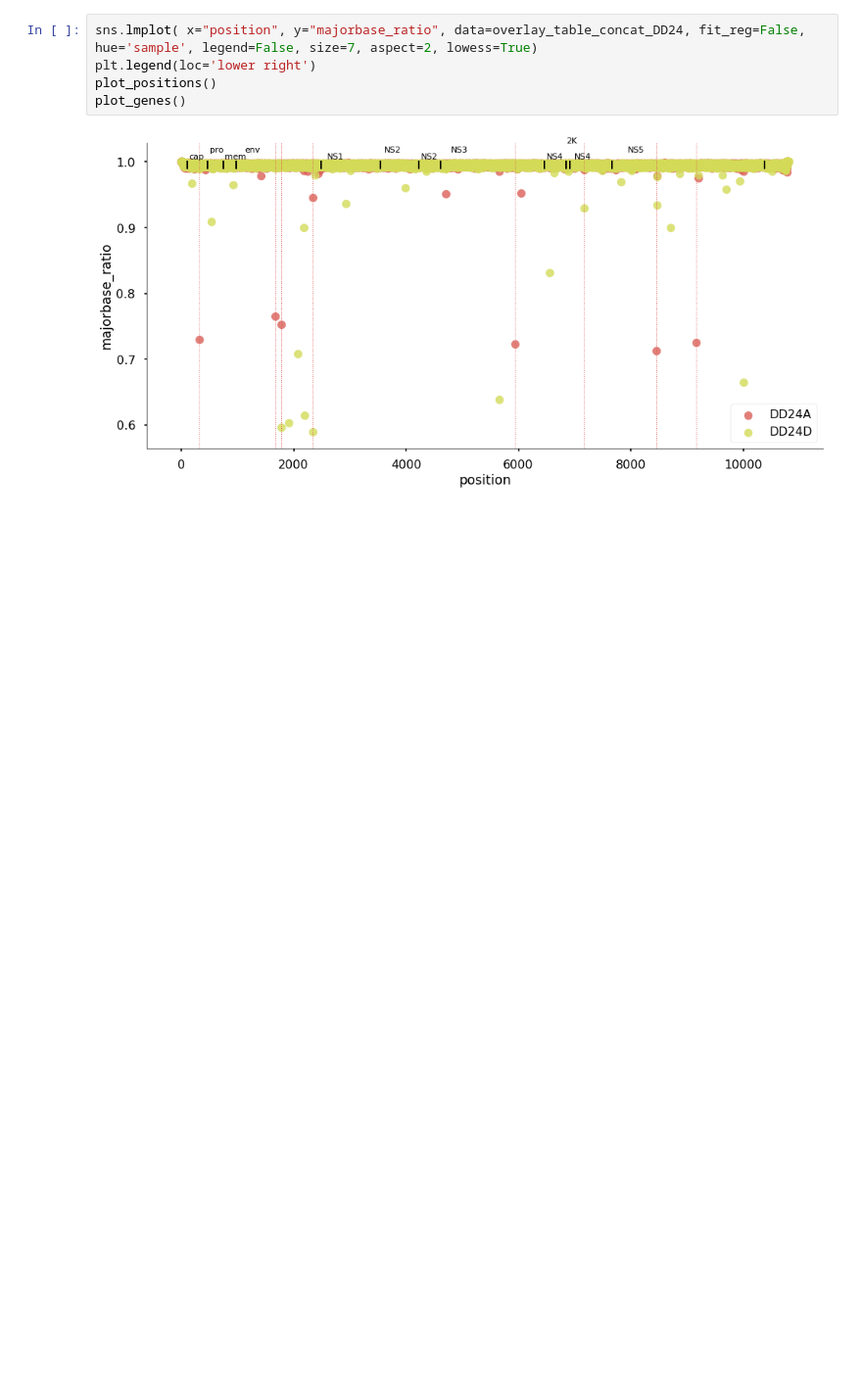
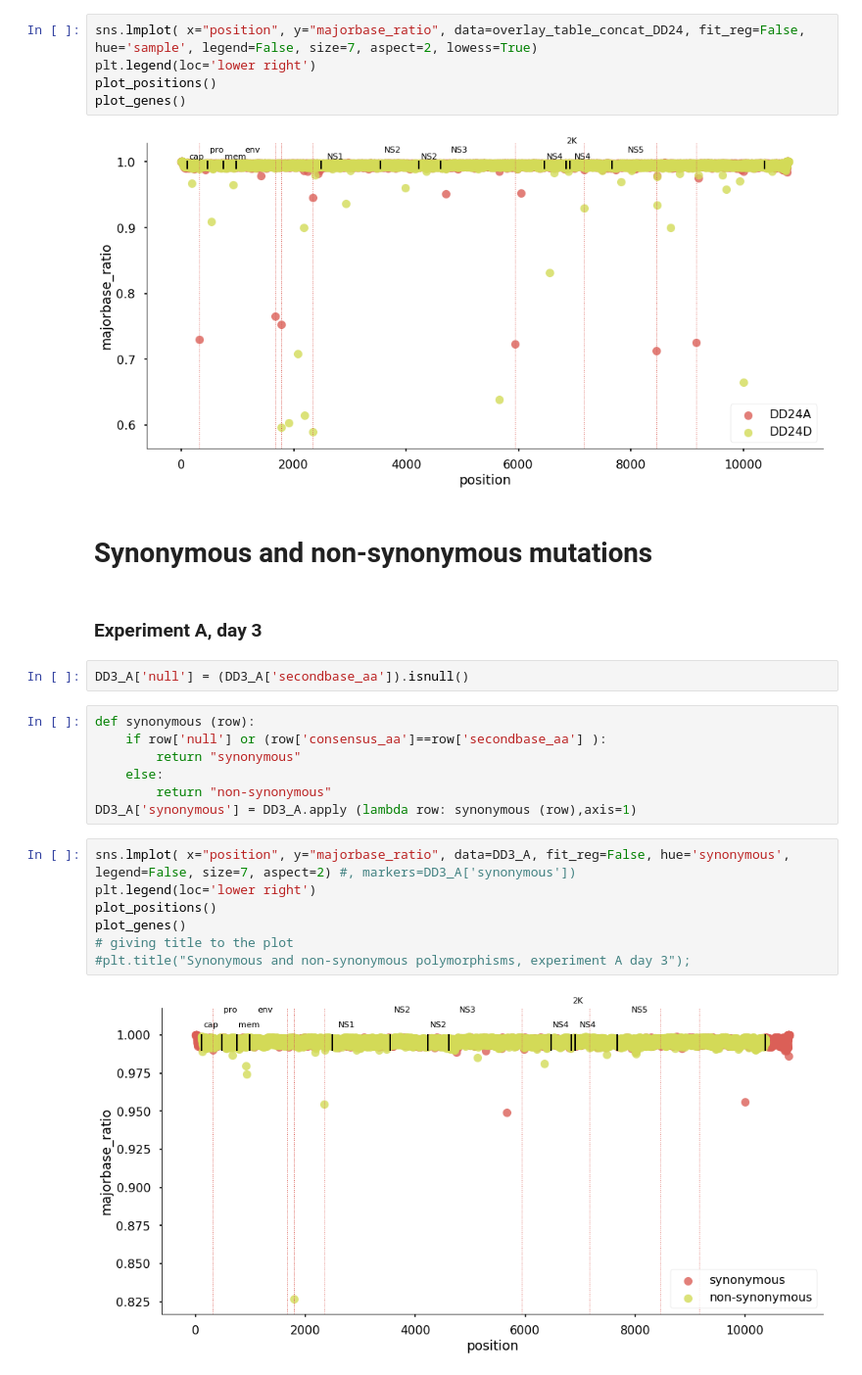
Before and after one commit to Boussau/Notebooks, a Jupyter notebook: Notebooks/Viromics/Analysis_of_first_libraries.ipynb, the cells around one changed output. Shown at 98% size. Cells and saved outputs as stored; diff of their text form; blank space fills up the shorter version.

Commit message:
Analysis of the libraries obtained in December 2017, now with diversity through time plots.

```diff
--- a/Notebooks/Viromics/Analysis_of_first_libraries.ipynb
+++ b/Notebooks/Viromics/Analysis_of_first_libraries.ipynb
@@ -373,3 +377,25 @@ plot_positions()
 plot_genes()
 # %% [output]
 [figure]
+# %% [markdown]
+# Synonymous and non-synonymous mutations
+# %% [markdown]
+### Experiment A, day 3
+# %%
+DD3_A['null'] = (DD3_A['secondbase_aa']).isnull()
+# %%
+def synonymous (row):
+    if row['null'] or (row['consensus_aa']==row['secondbase_aa'] ):
+        return "synonymous"
+    else:
+        return "non-synonymous"
+DD3_A['synonymous'] = DD3_A.apply (lambda row: synonymous (row),axis=1)
+# %%
+sns.lmplot( x="position", y="majorbase_ratio", data=DD3_A, fit_reg=False, hue='synonymous', legend=False, size=7, aspect=2) #, markers=DD3_A['synonymous'])
+plt.legend(loc='lower right')
+plot_positions()
+plot_genes()
+# giving title to the plot
+#plt.title("Synonymous and non-synonymous polymorphisms, experiment A day 3");
+# %% [output]
+[figure, added]
```
Also changed, not shown: parts of 37 cells of this notebook.
